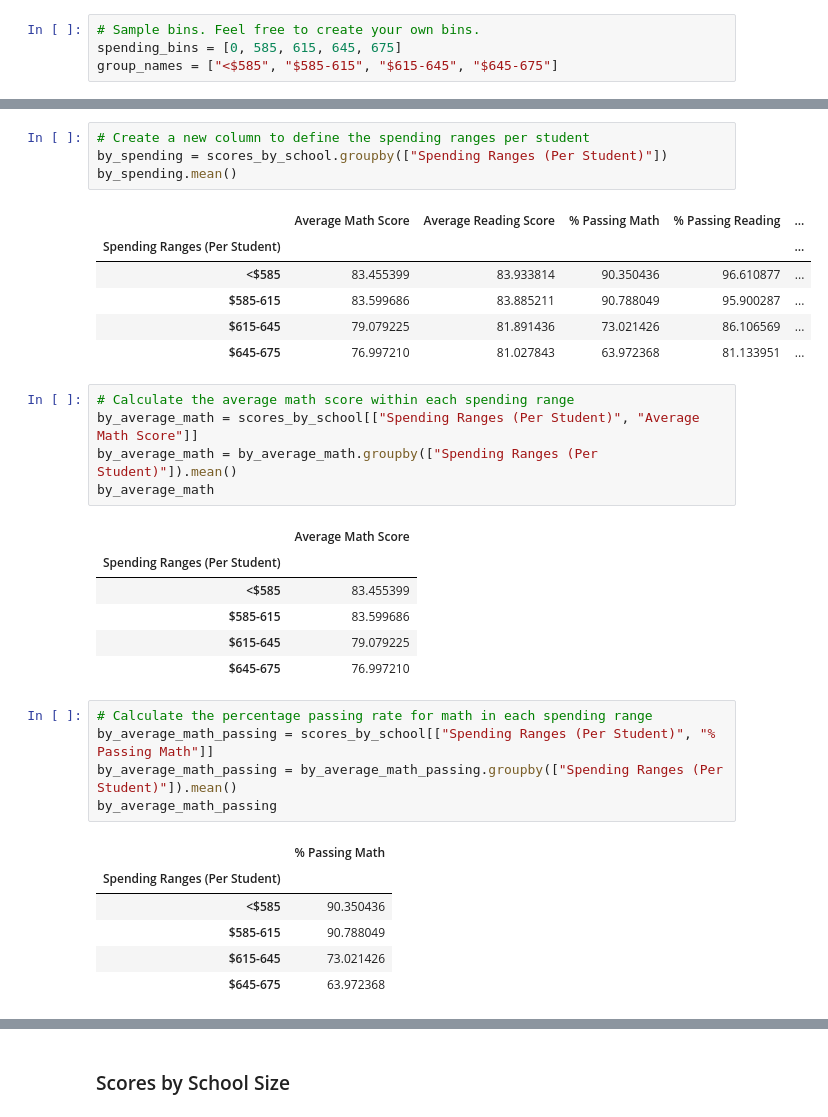
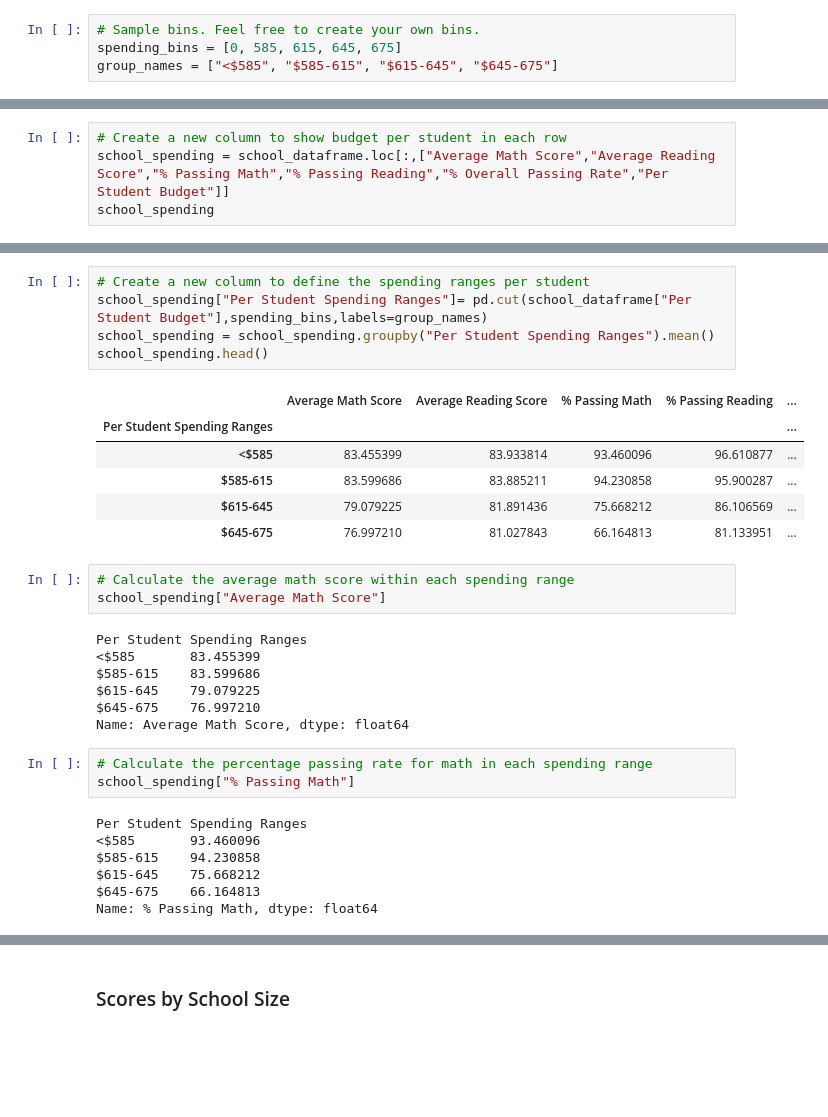
Before and after one commit to Smil3MoreGH/DS_311_Assignments, a Jupyter notebook: Week_3_Pandas_and_Matplotlib/Python_Lab_Assignment.ipynb, the cells around one changed output, grey strips where cells are left out. Drawn from its saved outputs; the diff is of its cells as text; blank space fills up the shorter version.

```diff
--- a/Week_3_Pandas_and_Matplotlib/Python_Lab_Assignment.ipynb
+++ b/Week_3_Pandas_and_Matplotlib/Python_Lab_Assignment.ipynb
@@ -435,0 +629,4 @@ scores_by_school
+# %%
+# Create a new column to show budget per student in each row
+school_spending = school_dataframe.loc[:,["Average Math Score","Average Reading Score","% Passing Math","% Passing Reading","% Overall Passing Rate","Per Student Budget"]]
+school_spending
@@ -436,37 +651,34 @@ scores_by_school
 # %%
 # Create a new column to define the spending ranges per student
-by_spending = scores_by_school.groupby(["Spending Ranges (Per Student)"])
-by_spending.mean()
+school_spending["Per Student Spending Ranges"]= pd.cut(school_dataframe["Per Student Budget"],spending_bins,labels=group_names)
+school_spending = school_spending.groupby("Per Student Spending Ranges").mean()
+school_spending.head()
 # %% [output]
 |  | Average Math Score | Average Reading Score | % Passing Math | % Passing Reading | ... |
-| Spending Ranges (Per Student) |  |  |  |  | ... |
-| <$585 | 83.455399 | 83.933814 | 90.350436 | 96.610877 | ... |
-| $585-615 | 83.599686 | 83.885211 | 90.788049 | 95.900287 | ... |
-| $615-645 | 79.079225 | 81.891436 | 73.021426 | 86.106569 | ... |
-| $645-675 | 76.997210 | 81.027843 | 63.972368 | 81.133951 | ... |
+| Per Student Spending Ranges |  |  |  |  | ... |
+| <$585 | 83.455399 | 83.933814 | 93.460096 | 96.610877 | ... |
+| $585-615 | 83.599686 | 83.885211 | 94.230858 | 95.900287 | ... |
+| $615-645 | 79.079225 | 81.891436 | 75.668212 | 86.106569 | ... |
+| $645-675 | 76.997210 | 81.027843 | 66.164813 | 81.133951 | ... |
 # %%
 # Calculate the average math score within each spending range
-by_average_math = scores_by_school[["Spending Ranges (Per Student)", "Average Math Score"]]
-by_average_math = by_average_math.groupby(["Spending Ranges (Per Student)"]).mean()
-by_average_math
+school_spending["Average Math Score"]
 # %% [output]
-|  | Average Math Score |
-| Spending Ranges (Per Student) |  |
-| <$585 | 83.455399 |
-| $585-615 | 83.599686 |
-| $615-645 | 79.079225 |
-| $645-675 | 76.997210 |
+Per Student Spending Ranges
+<$585       83.455399
+$585-615    83.599686
+$615-645    79.079225
+$645-675    76.997210
+Name: Average Math Score, dtype: float64
 # %%
 # Calculate the percentage passing rate for math in each spending range
-by_average_math_passing = scores_by_school[["Spending Ranges (Per Student)", "% Passing Math"]]
-by_average_math_passing = by_average_math_passing.groupby(["Spending Ranges (Per Student)"]).mean()
-by_average_math_passing
+school_spending["% Passing Math"]
 # %% [output]
-|  | % Passing Math |
-| Spending Ranges (Per Student) |  |
-| <$585 | 90.350436 |
-| $585-615 | 90.788049 |
-| $615-645 | 73.021426 |
-| $645-675 | 63.972368 |
+Per Student Spending Ranges
+<$585       93.460096
+$585-615    94.230858
+$615-645    75.668212
+$645-675    66.164813
+Name: % Passing Math, dtype: float64
 # %%
 # Calculate the percentage passing rate for reading in each spending range
```
Also changed, not shown: parts of 46 cells of this notebook.
